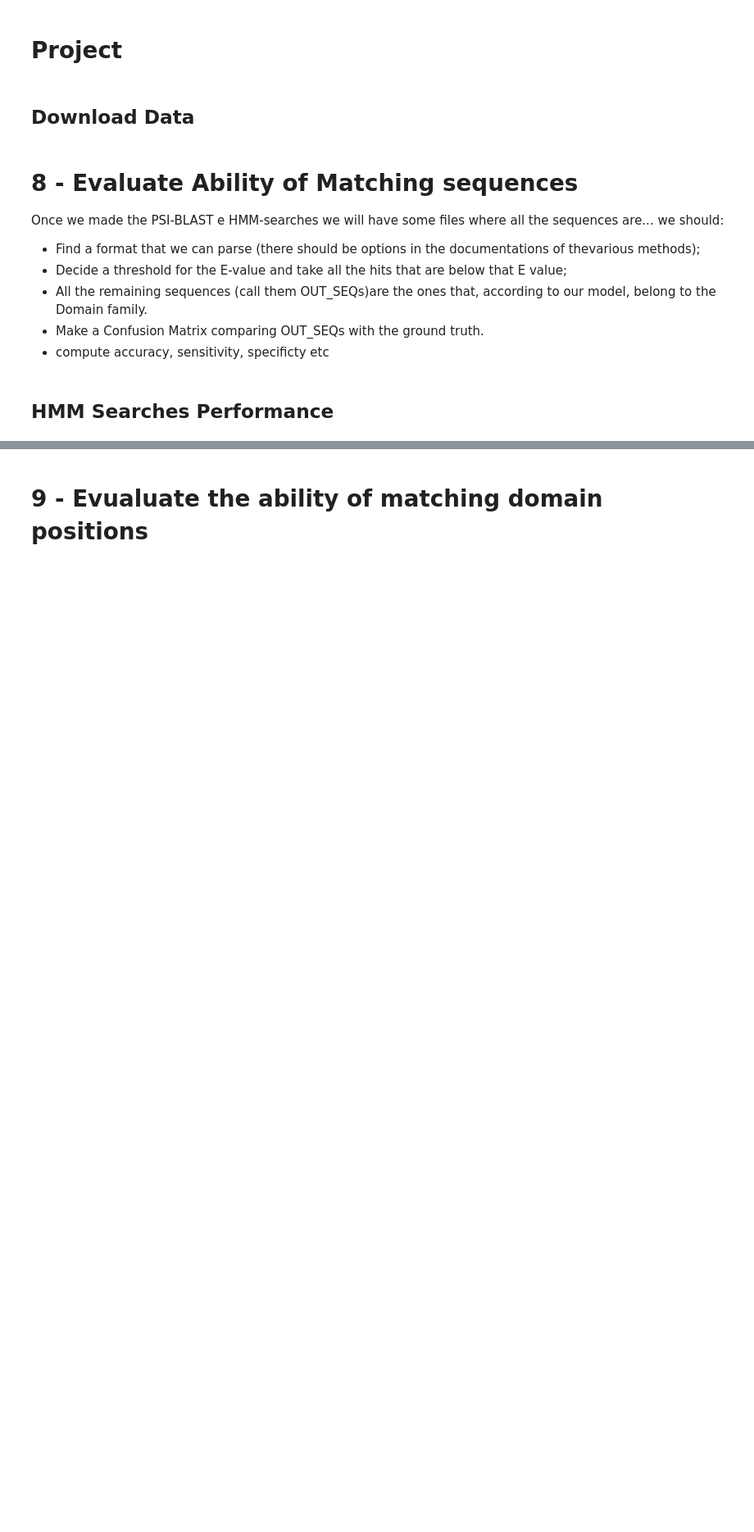
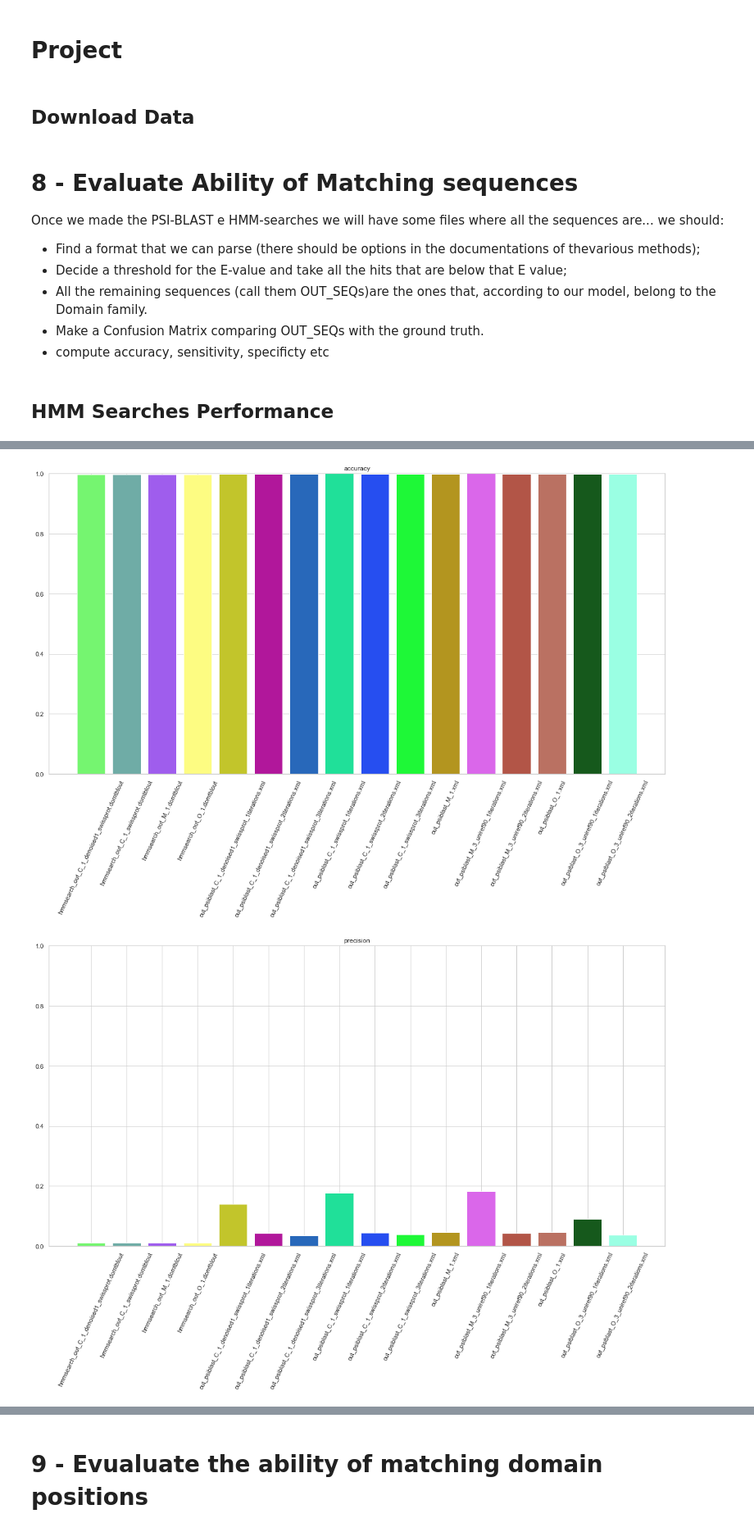
Before and after one commit to AlessandroManente/BD_Project_DS, a Jupyter notebook: Team_1_Project.ipynb, the cells around one changed output, grey strips where cells are left out. Shown at 82% size. Cells and saved outputs as stored; diff of their text form; code cells hidden in the pictures; blank space fills up the shorter version.

Commit message:
Add plots to metrics_8

```diff
--- a/Team_1_Project.ipynb
+++ b/Team_1_Project.ipynb
@@ -59,12 +57,15 @@ metrics_df
 # %%
 col= list(metrics_df.columns)
 x = np.arange(metrics_df.shape[0])
 c = np.random.rand(metrics_df.shape[0],3)
 for i in col:
     fig, ax = plt.subplots(figsize=(20,10))
-    ax.bar(df.index,list(metrics_df[i]), color = c)
+    ax.bar(metrics_df.index,list(metrics_df[i]), color = c)
     ax.set_xticks(x)
     ax.set_xticklabels(metrics_df.index, rotation=65)
     ax.set_ylim((0,1))
     plt.title(i)
     #fig.savefig(i+".png")
+# %% [output]
+[figure, added]
+[figure, added]
```
Also changed, not shown: parts of 2 cells of this notebook.
